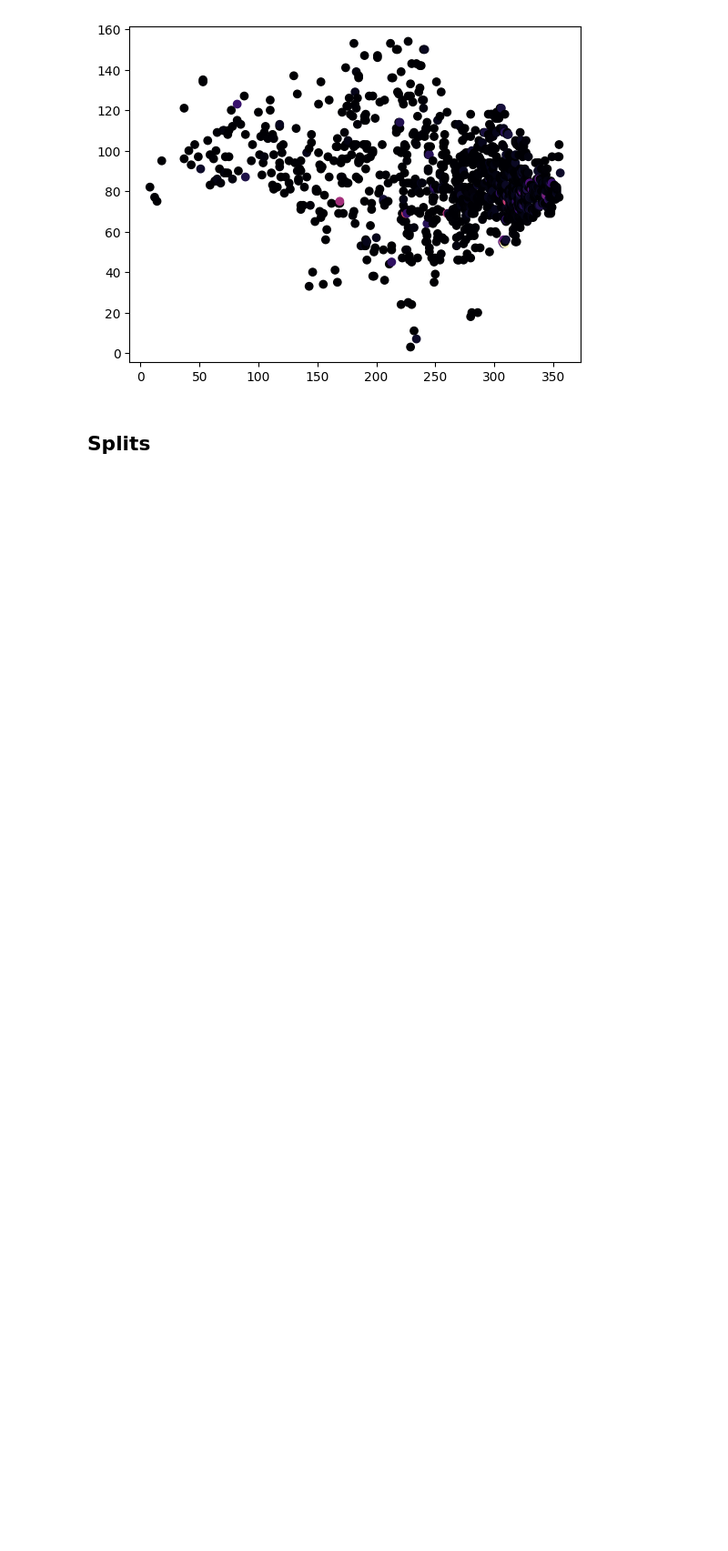
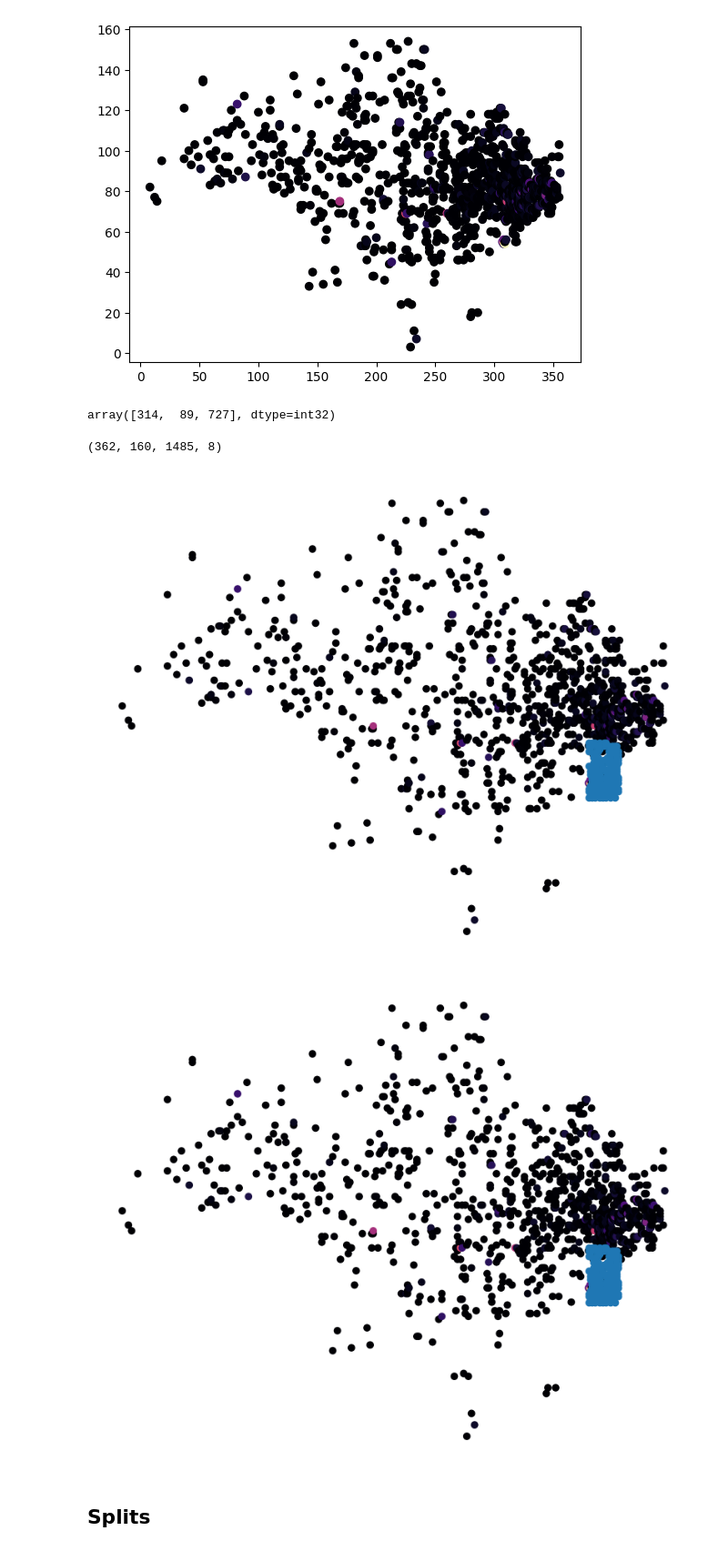
Before and after one commit to auto-d/flashpoint-detector, a Jupyter notebook: notebooks/eda.ipynb, the cells around one changed output. Shown at 91% size. Saved outputs shown, nothing was run; the diff lists cells and outputs as text; code cells hidden in the pictures; blank space fills up the shorter version.

```diff
--- a/notebooks/eda.ipynb
+++ b/notebooks/eda.ipynb
@@ -629,0 +684,8 @@ plot_story(lattice, start=0, end=10, heatmap=True)
+# %%
+stories[24]
+# %% [output]
+array([314,  89, 727], dtype=int32)
+# %%
+lattice.shape
+# %% [output]
+(362, 160, 1485, 8)
@@ -630,3 +694,10 @@ plot_story(lattice, start=0, end=10, heatmap=True)
+# %%
+preds = np.random.rand(20,20).flatten()
+# %%
+plot_preds(lattice, start=0, end=10, story_ix=12, preds=preds, heatmap=True)
+# %% [output]
+[figure, added]
+[figure, added]
 # %% [markdown]
 ## Splits
 # %% [markdown]
```
Also changed, not shown: parts of 25 cells of this notebook, 3 other files.
